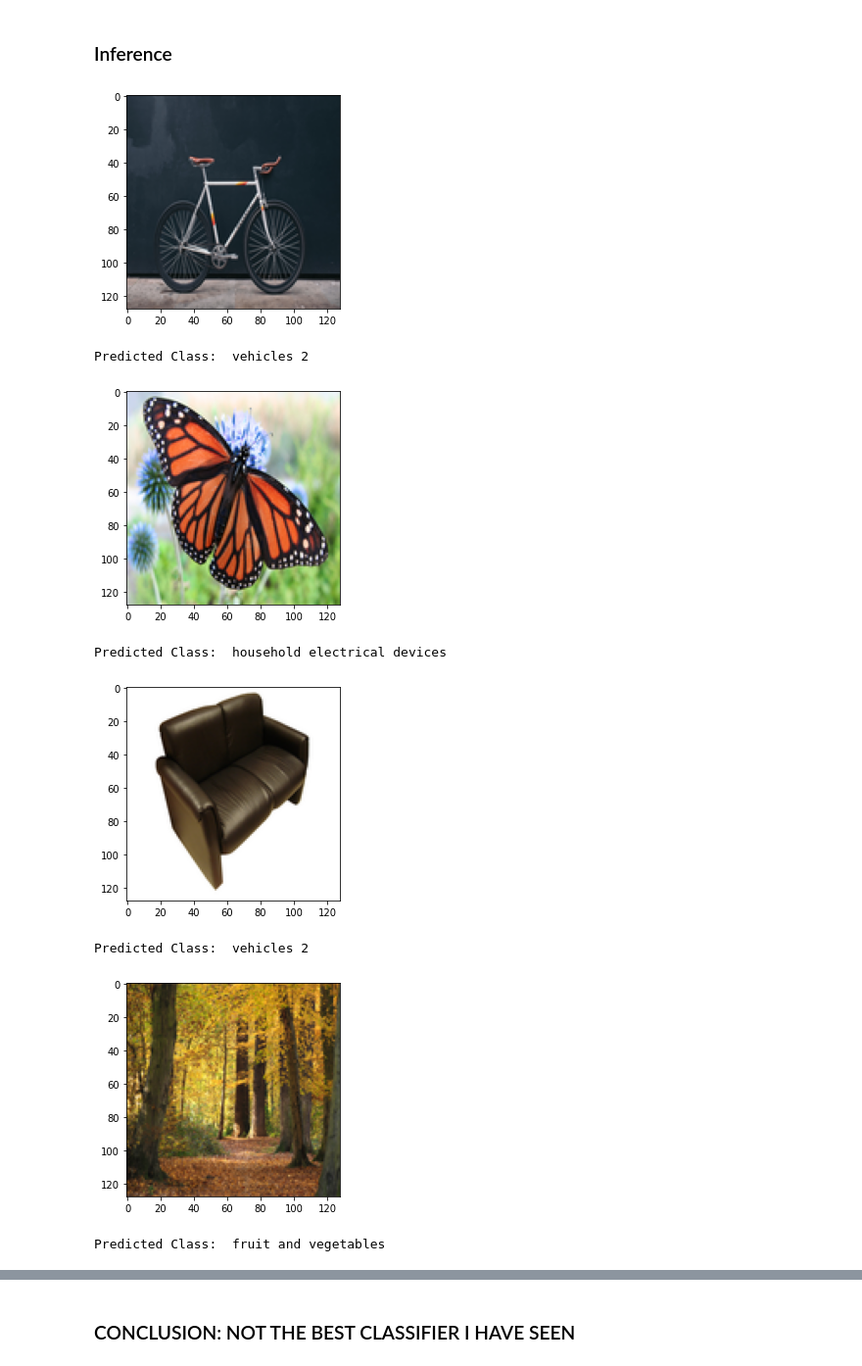
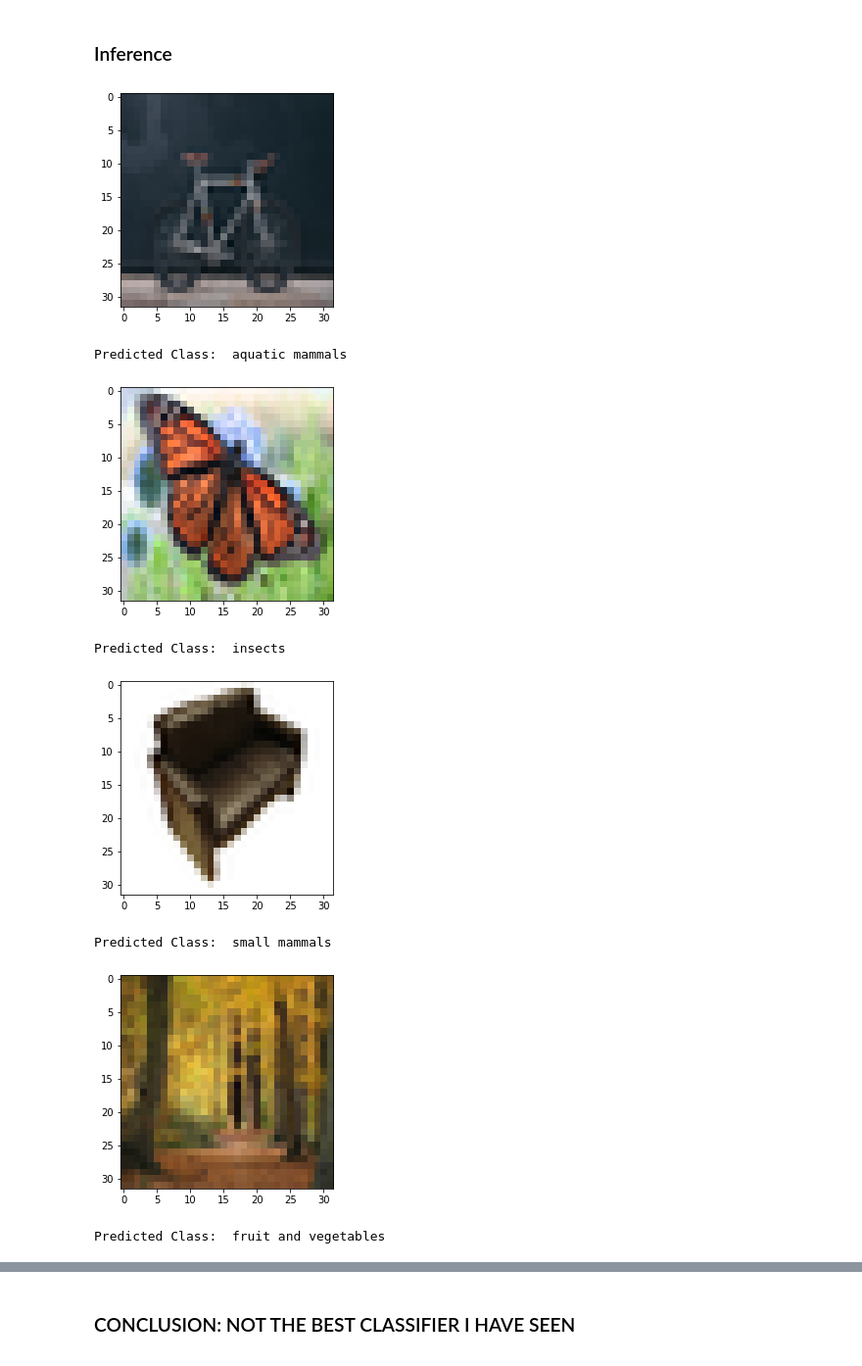
Before and after one commit to malet-ds/GlobalAIHubDLCourse, a Jupyter notebook: project/Project_Image_Classification.ipynb, the cells around one changed output, grey strips where cells are left out. Shown at 98% size. Cells and saved outputs as stored; diff of their text form; code cells hidden in the pictures.

```diff
--- a/project/Project_Image_Classification.ipynb
+++ b/project/Project_Image_Classification.ipynb
@@ -106,7 +106,7 @@ _________________________________________________________________
 # %%
 # Compile the model architecture here
 model.compile(loss=keras.losses.categorical_crossentropy,
-              optimizer=keras.optimizers.Adadelta(),
+              optimizer=keras.optimizers.Adam(),
               metrics=['accuracy'])
 # %% [markdown]
 ### Training
@@ -151,0 +152,16 @@ Test accuracy: 0.09220000356435776
+# %%
+# Predict a few individual images
+
+# this order of labels assumes that the documentation keeps the same order than the dataset
+labels = ['aquatic mammals','fish','flowers','food','fruit and vegetables','household electrical devices','household furniture','insects',
+          'large carnivores','large man-made outdoor things','large natural outdoor scenes','large omnivores and herbivores','medium-sized mammals',
+          'non-insect invertebrates','people','reptiles','small mammals','trees','vehicles 1','vehicles 2']
+
+print('PREDICTED CLASS \t\t\t ACTUAL CLASS')
+for i in range(10):
+    data = x_test[i,:,:,:]
+    data = data.reshape(1,data.shape[0],data.shape[1],data.shape[2])
+    prediction = model.predict(data)
+    predicted_class = np.where(prediction[0] == np.max(prediction[0]))[0][0]
+    actual_class = np.where(y_test[i]==1)[0][0]
+    print('{:39}  {}'.format(labels[predicted_class],labels[actual_class]))
@@ -166,42 +194,37 @@ Saved model to disk
 # %%
 # Download random fashion images from internet and process them to give as input to the model
 #### NOTE: I did not train using the fashion dataset, so I downloaded images consistent with the dataset used for training
 ## I downloaded 5 images and resized them to be 32x32
 from PIL import Image
 from numpy import asarray
 import matplotlib.pyplot as plt
 from matplotlib import image
 
-# this order of labels assumes that the documentation keeps the same order than the dataset
-labels = ['aquatic mammals','fish','flowers','food','fruit and vegetables','household electrical devices','household furniture','insects',
-          'large carnivores','large man-made outdoor things','large natural outdoor scenes','large omnivores and herbivores','medium-sized mammals',
-          'non-insect invertebrates','people','reptiles','small mammals','trees','vehicles 1','vehicles 2']
-
-im_size = 128
+im_size = 32
 
 images = ['pictures/bicycle.jpg','pictures/butterfly.jpg','pictures/couch.jpg','pictures/forest.jpg','pictures/rose.jpg']
 
 for img in images:
     image = Image.open(img)
     image = image.resize((im_size,im_size), Image.ANTIALIAS)
     data = asarray(image)
     plt.imshow(data/255)
     plt.show()
     # Perform preprocessing
     data = data.reshape(1,data.shape[0],data.shape[1],data.shape[2])
     data = data.astype('float32')
     data /= 255
     # Predict label of the downloaded images using trained model
     prediction = model.predict(data)
     predicted_class = np.where(prediction[0] == np.max(prediction[0]))[0][0]
     #print('Prediction Scores: \n', prediction[0])
     print('Predicted Class: ', labels[predicted_class])
 # %% [output]
-[figure, old version]
+[figure, new version]
-Predicted Class:  vehicles 2
+Predicted Class:  aquatic mammals
-[figure, old version]
+[figure, new version]
-Predicted Class:  household electrical devices
+Predicted Class:  insects
-[figure, old version]
+[figure, new version]
-Predicted Class:  vehicles 2
+Predicted Class:  small mammals
-[figure, old version]
+[figure, new version]
 Predicted Class:  fruit and vegetables
```
Also changed, not shown: parts of 13 cells of this notebook.
